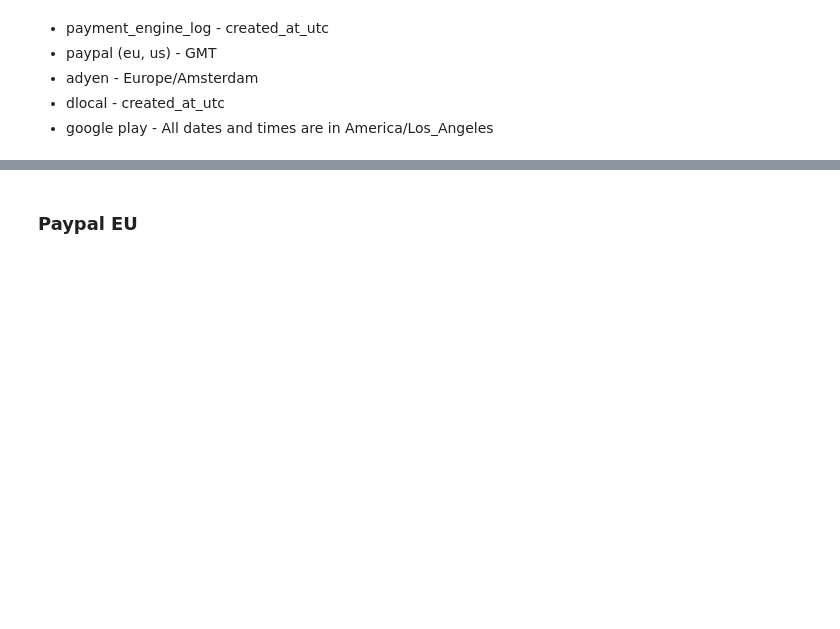
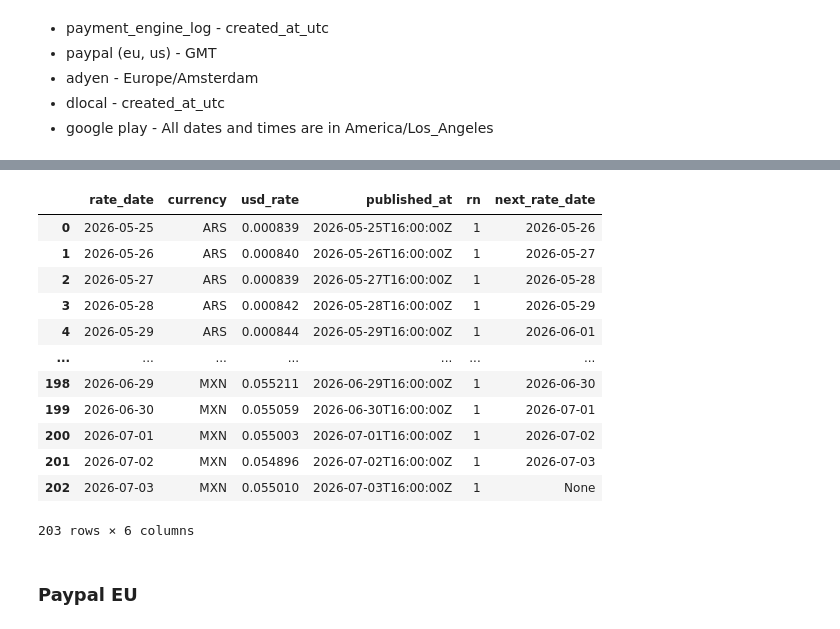
Before and after one commit to am-tropin/test-simple-life-app, a Jupyter notebook: task.ipynb, the cells around one changed output, grey strips where cells are left out. Saved outputs shown, nothing was run; the diff lists cells and outputs as text; code cells hidden in the pictures; blank space fills up the shorter version.

```diff
--- a/task.ipynb
+++ b/task.ipynb
@@ -246,3 +339,36 @@ result
+# %%
+fx_rates1 = """
+WITH fx_rates_fixed as (
+    select *
+        , row_number() over (partition by rate_date, currency order by published_at desc) as rn
+    from fx_rates
+),
+fx_rates_2 as (
+    select *, lead(rate_date) over (partition by currency order by rate_date) as next_rate_date
+    from fx_rates_fixed
+    where rn=1
+    order by currency, rate_date
+)
+
+select *
+from fx_rates_2
+"""
+df_fx_rates1 = pd.read_sql(fx_rates1, conn)
+df_fx_rates1
+# %% [output]
+|  | rate_date | currency | usd_rate | published_at | rn | next_rate_date |
+| 0 | 2026-05-25 | ARS | 0.000839 | 2026-05-25T16:00:00Z | 1 | 2026-05-26 |
+| 1 | 2026-05-26 | ARS | 0.000840 | 2026-05-26T16:00:00Z | 1 | 2026-05-27 |
+| 2 | 2026-05-27 | ARS | 0.000839 | 2026-05-27T16:00:00Z | 1 | 2026-05-28 |
+| 3 | 2026-05-28 | ARS | 0.000842 | 2026-05-28T16:00:00Z | 1 | 2026-05-29 |
+| 4 | 2026-05-29 | ARS | 0.000844 | 2026-05-29T16:00:00Z | 1 | 2026-06-01 |
+| ... | ... | ... | ... | ... | ... | ... |
+| 198 | 2026-06-29 | MXN | 0.055211 | 2026-06-29T16:00:00Z | 1 | 2026-06-30 |
+| 199 | 2026-06-30 | MXN | 0.055059 | 2026-06-30T16:00:00Z | 1 | 2026-07-01 |
+| 200 | 2026-07-01 | MXN | 0.055003 | 2026-07-01T16:00:00Z | 1 | 2026-07-02 |
+| 201 | 2026-07-02 | MXN | 0.054896 | 2026-07-02T16:00:00Z | 1 | 2026-07-03 |
+| 202 | 2026-07-03 | MXN | 0.055010 | 2026-07-03T16:00:00Z | 1 | None |
+203 rows × 6 columns
 # %% [markdown]
 ### Paypal EU
 # %%
```
Also changed, not shown: parts of 21 cells of this notebook.
